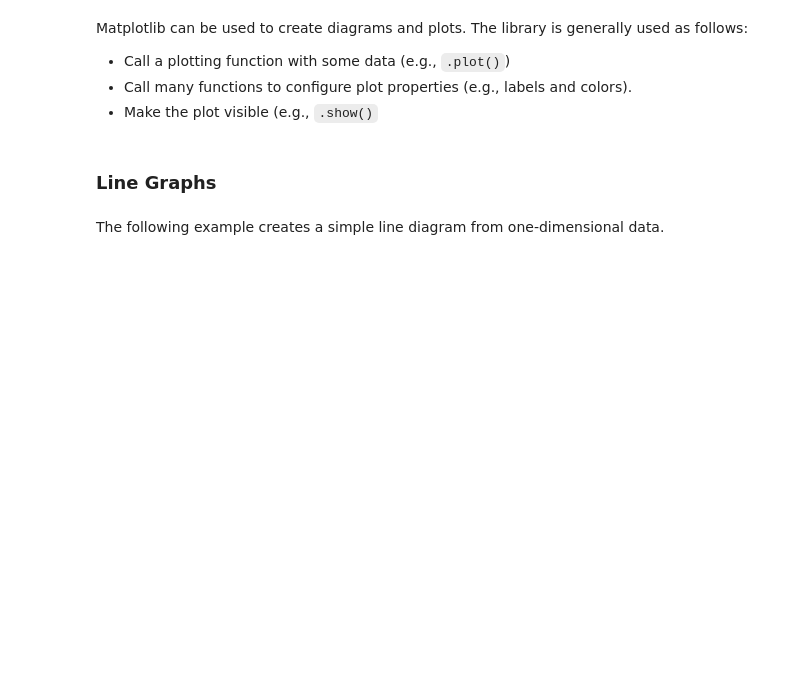
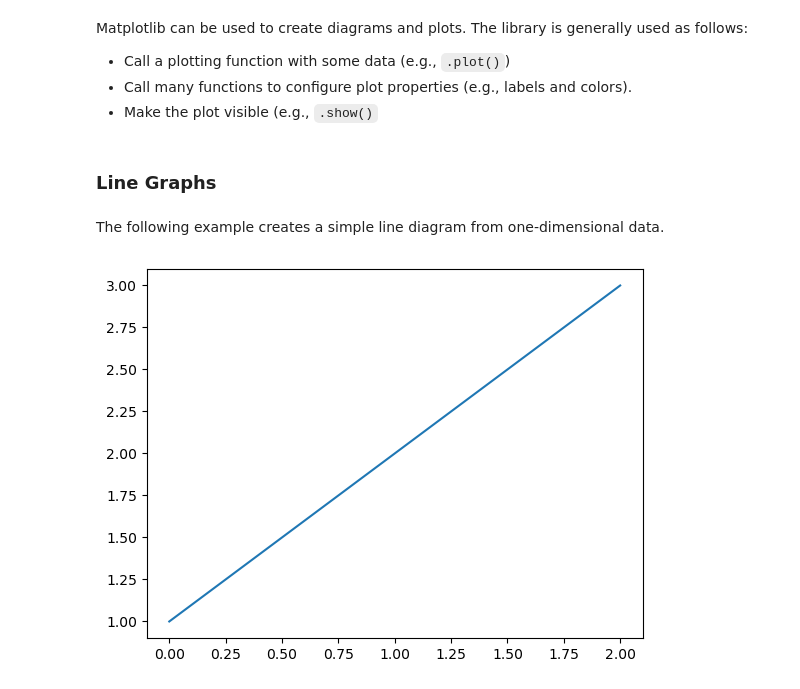
Before and after one commit to JonatanBadillo/Data-Science-with-Python, a Jupyter notebook: 1.3. Quick Python Course.ipynb, the cells around one changed output. Drawn from its saved outputs; the diff is of its cells as text; code cells hidden in the pictures; blank space fills up the shorter version.

Commit message:
line graphs

```diff
--- a/1.3. Quick Python Course.ipynb
+++ b/1.3. Quick Python Course.ipynb
@@ -286,7 +286,11 @@ Matplotlib can be used to create diagrams and plots. The library is generally us
 The following example creates a simple line diagram from one-dimensional data.
 # %%
 # Create a vector and plot a line graph with its values.
-import matplotlib.pyplot as ptl
+import matplotlib.pyplot as plt
 import numpy as np
 
 myarray = np.array([1,2,3])
+plt.plot(myarray)
+plt.show()
+# %% [output]
+[figure, added]
```
